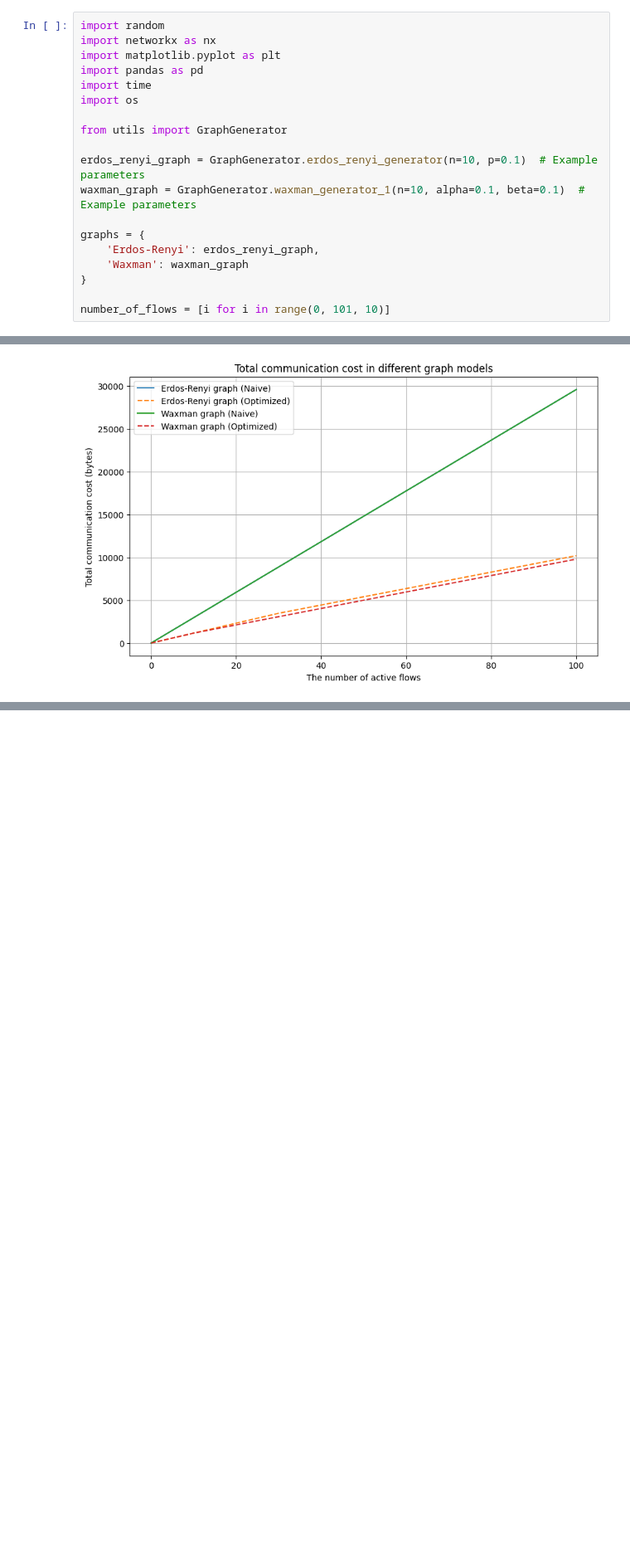
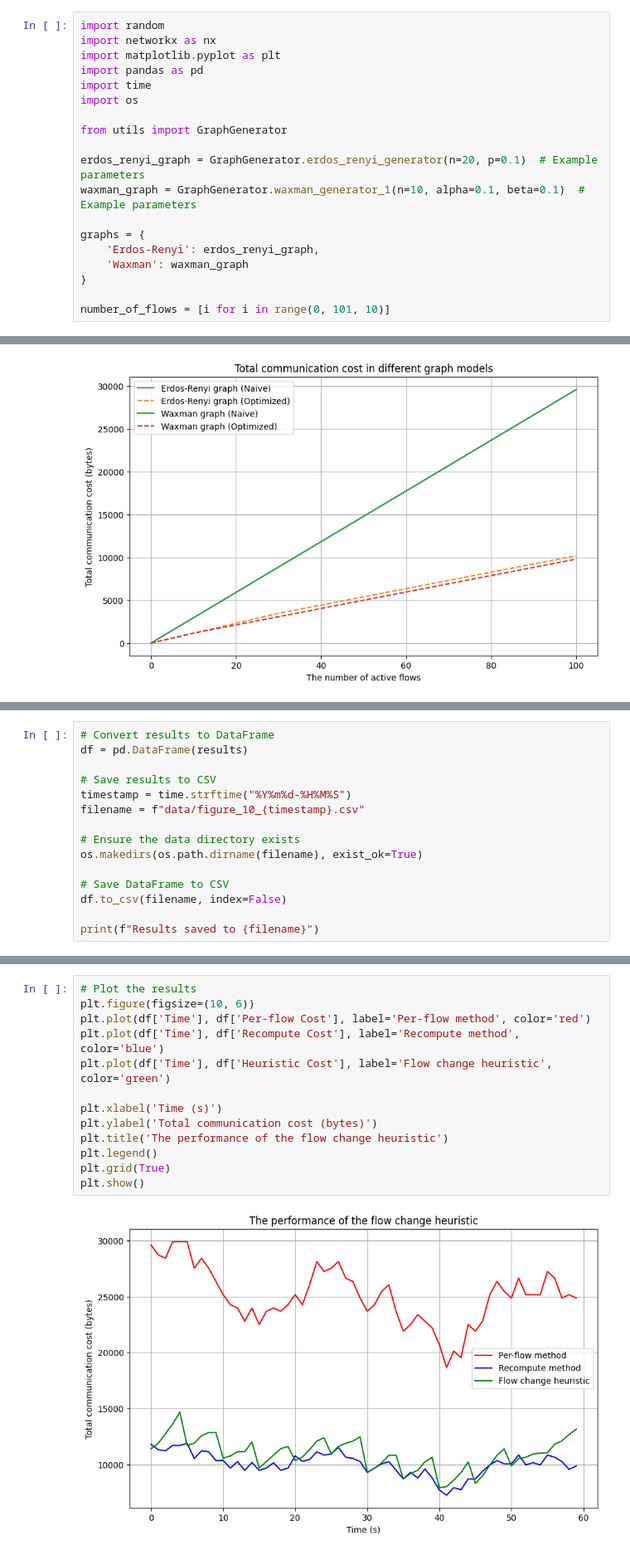
Before and after one commit to yalewoosoft/flowcover, a Jupyter notebook: figures.ipynb, the cells around one changed output, grey strips where cells are left out. Shown at 83% size. Drawn from its saved outputs; the diff is of its cells as text; blank space fills up the shorter version.

Commit message:
add figure 10

```diff
--- a/figures.ipynb
+++ b/figures.ipynb
@@ -8,7 +8,7 @@ import os
 
 from utils import GraphGenerator
 
-erdos_renyi_graph = GraphGenerator.erdos_renyi_generator(n=10, p=0.1)  # Example parameters
+erdos_renyi_graph = GraphGenerator.erdos_renyi_generator(n=20, p=0.1)  # Example parameters
 waxman_graph = GraphGenerator.waxman_generator_1(n=10, alpha=0.1, beta=0.1)  # Example parameters
 
 graphs = {
@@ -157,0 +264,15 @@ plt.show()
+# %%
+# Convert results to DataFrame
+df = pd.DataFrame(results)
+
+# Save results to CSV
+timestamp = time.strftime("%Y%m%d-%H%M%S")
+filename = f"data/figure_10_{timestamp}.csv"
+
+# Ensure the data directory exists
+os.makedirs(os.path.dirname(filename), exist_ok=True)
+
+# Save DataFrame to CSV
+df.to_csv(filename, index=False)
+
+print(f"Results saved to {filename}")
@@ -157,0 +283,15 @@ plt.show()
+# %%
+# Plot the results
+plt.figure(figsize=(10, 6))
+plt.plot(df['Time'], df['Per-flow Cost'], label='Per-flow method', color='red')
+plt.plot(df['Time'], df['Recompute Cost'], label='Recompute method', color='blue')
+plt.plot(df['Time'], df['Heuristic Cost'], label='Flow change heuristic', color='green')
+
+plt.xlabel('Time (s)')
+plt.ylabel('Total communication cost (bytes)')
+plt.title('The performance of the flow change heuristic')
+plt.legend()
+plt.grid(True)
+plt.show()
+# %% [output]
+[figure, added]
```
Also changed, not shown: parts of 11 cells of this notebook, 2 other files.
